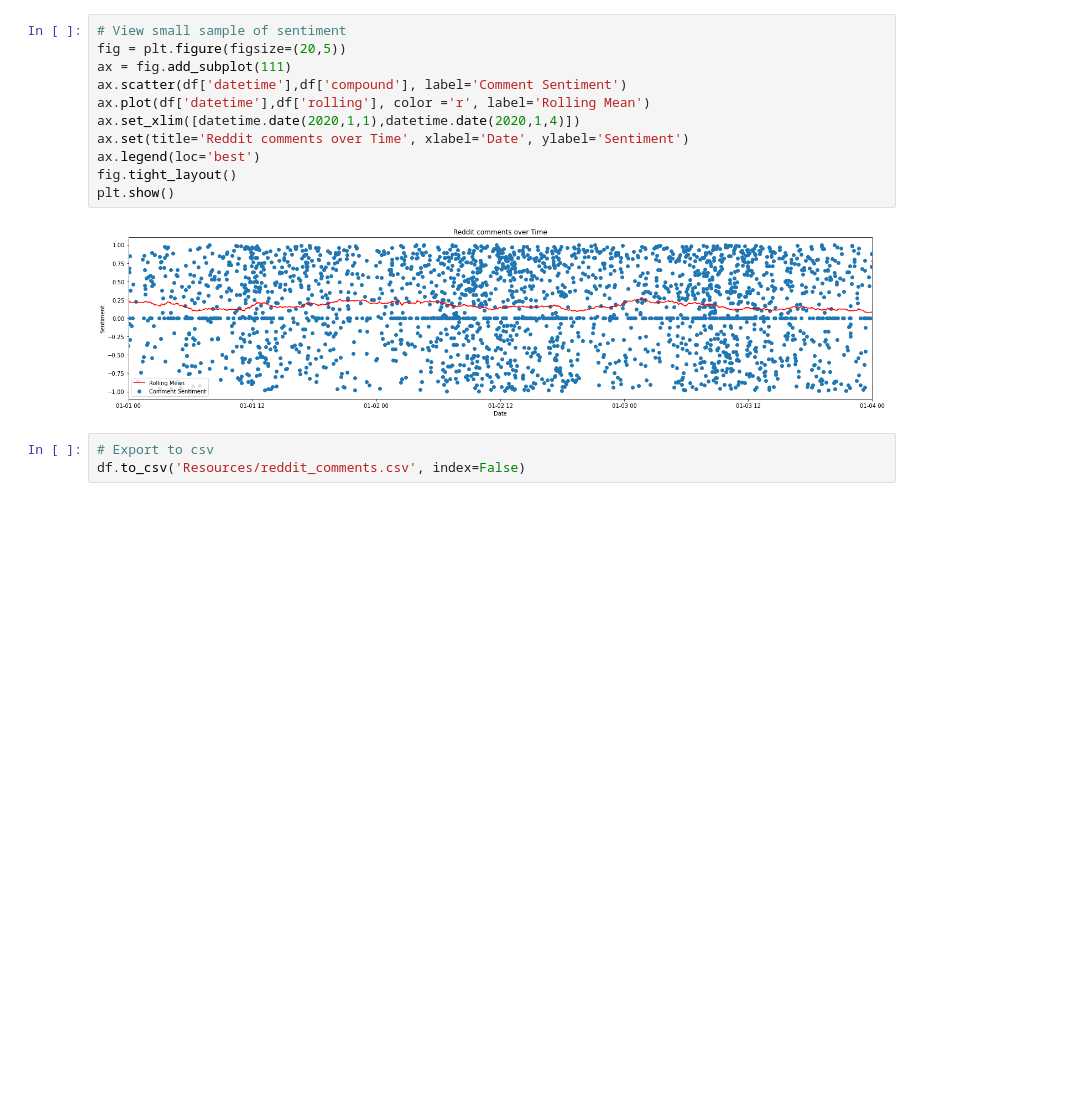
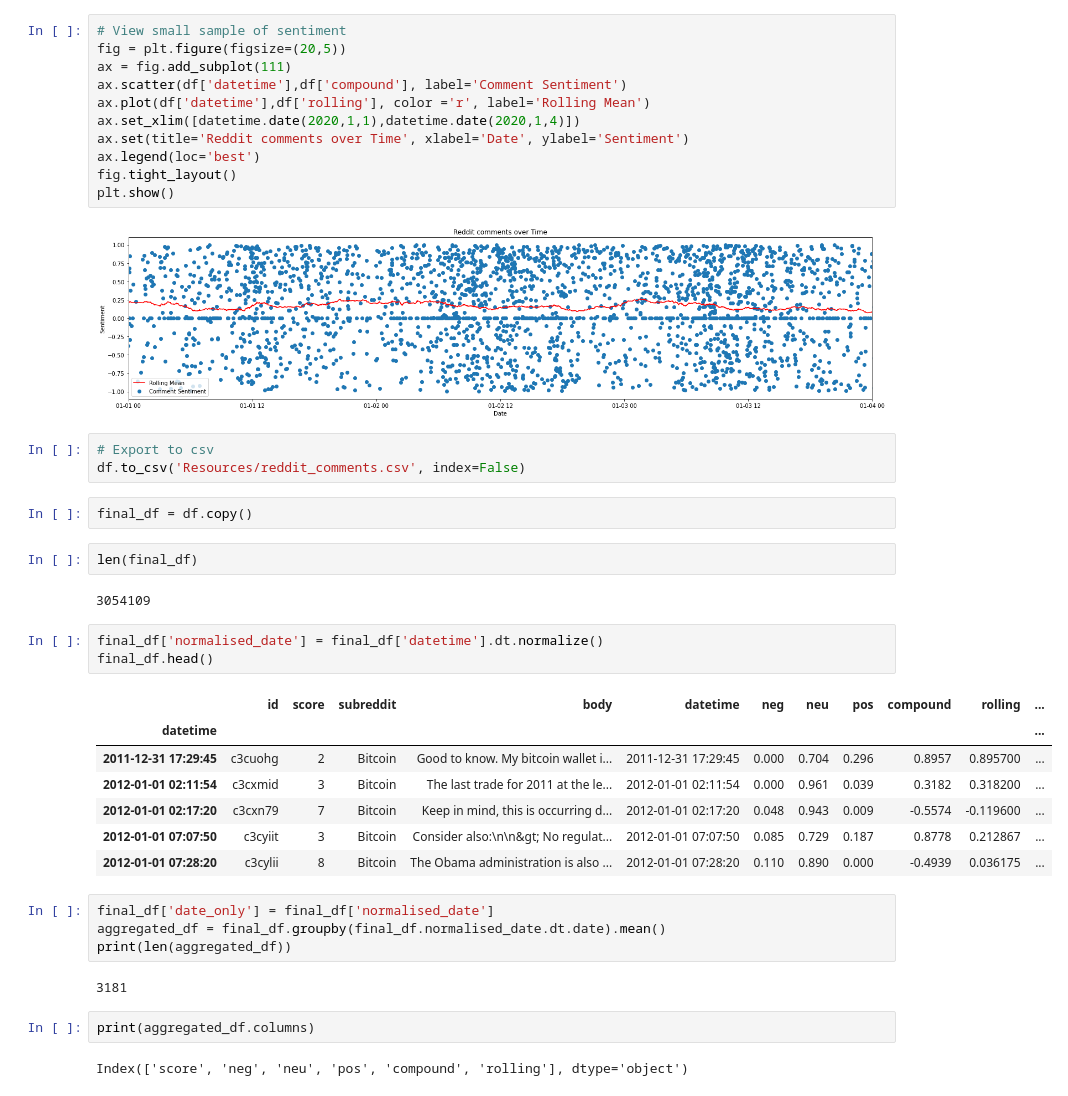
Before and after one commit to cryptobootcamp/crypto, a Jupyter notebook: redditScraper.ipynb, the cells around one changed output. Drawn from its saved outputs; the diff is of its cells as text; blank space fills up the shorter version.

```diff
--- a/redditScraper.ipynb
+++ b/redditScraper.ipynb
@@ -249,3 +250,30 @@ plt.show()
 # %%
 # Export to csv
 df.to_csv('Resources/reddit_comments.csv', index=False)
+# %%
+final_df = df.copy()
+# %%
+len(final_df)
+# %% [output]
+3054109
+# %%
+final_df['normalised_date'] = final_df['datetime'].dt.normalize()
+final_df.head()
+# %% [output]
+|  | id | score | subreddit | body | datetime | neg | neu | pos | compound | rolling | ... |
+| datetime |  |  |  |  |  |  |  |  |  |  | ... |
+| 2011-12-31 17:29:45 | c3cuohg | 2 | Bitcoin | Good to know. My bitcoin wallet i... | 2011-12-31 17:29:45 | 0.000 | 0.704 | 0.296 | 0.8957 | 0.895700 | ... |
+| 2012-01-01 02:11:54 | c3cxmid | 3 | Bitcoin | The last trade for 2011 at the le... | 2012-01-01 02:11:54 | 0.000 | 0.961 | 0.039 | 0.3182 | 0.318200 | ... |
+| 2012-01-01 02:17:20 | c3cxn79 | 7 | Bitcoin | Keep in mind, this is occurring d... | 2012-01-01 02:17:20 | 0.048 | 0.943 | 0.009 | -0.5574 | -0.119600 | ... |
+| 2012-01-01 07:07:50 | c3cyiit | 3 | Bitcoin | Consider also:\n\n&gt; No regulat... | 2012-01-01 07:07:50 | 0.085 | 0.729 | 0.187 | 0.8778 | 0.212867 | ... |
+| 2012-01-01 07:28:20 | c3cylii | 8 | Bitcoin | The Obama administration is also ... | 2012-01-01 07:28:20 | 0.110 | 0.890 | 0.000 | -0.4939 | 0.036175 | ... |
+# %%
+final_df['date_only'] = final_df['normalised_date']
+aggregated_df = final_df.groupby(final_df.normalised_date.dt.date).mean()
+print(len(aggregated_df))
+# %% [output]
+3181
+# %%
+print(aggregated_df.columns)
+# %% [output]
+Index(['score', 'neg', 'neu', 'pos', 'compound', 'rolling'], dtype='object')
```
Also changed, not shown: parts of 11 cells of this notebook.
